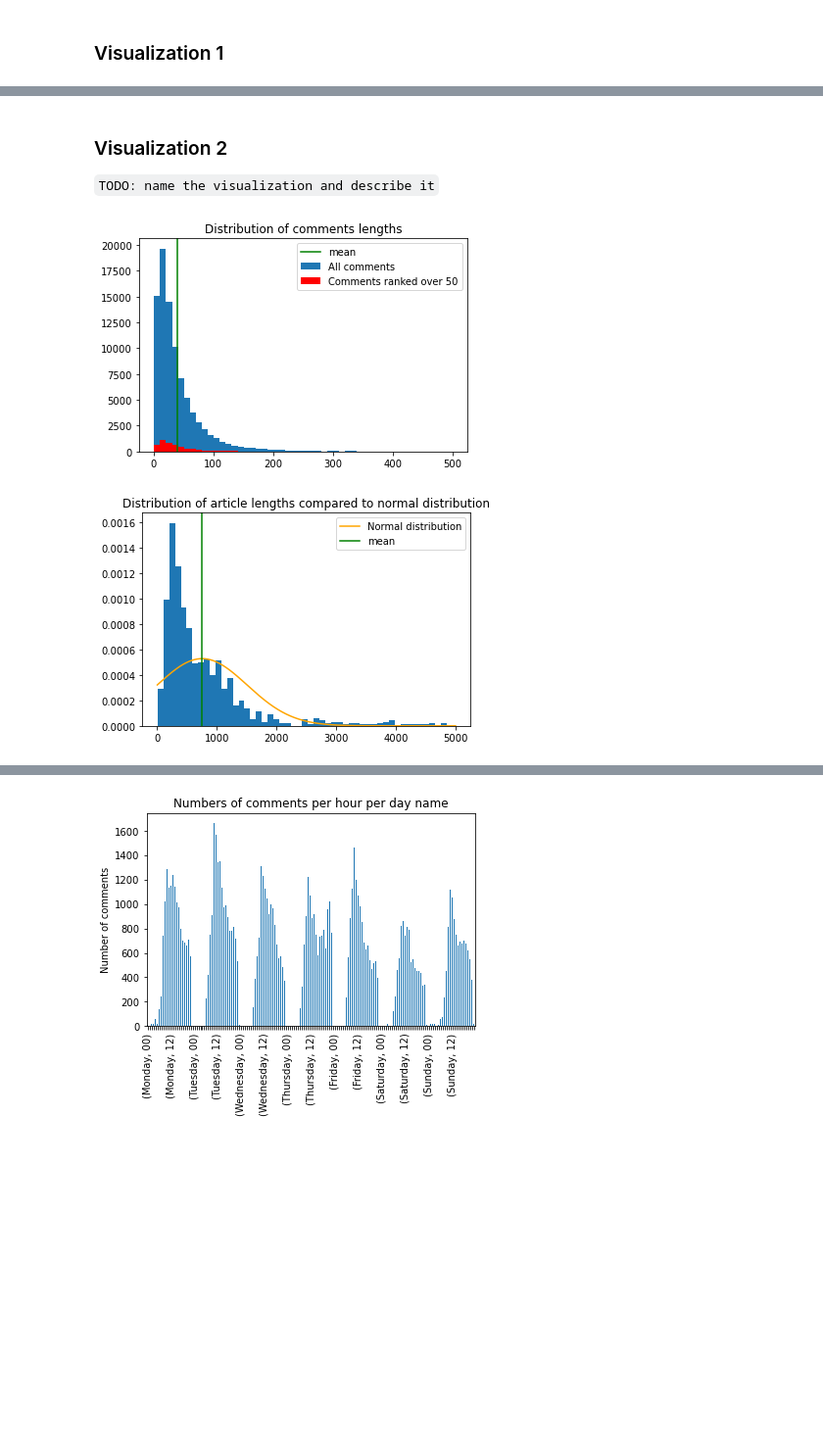
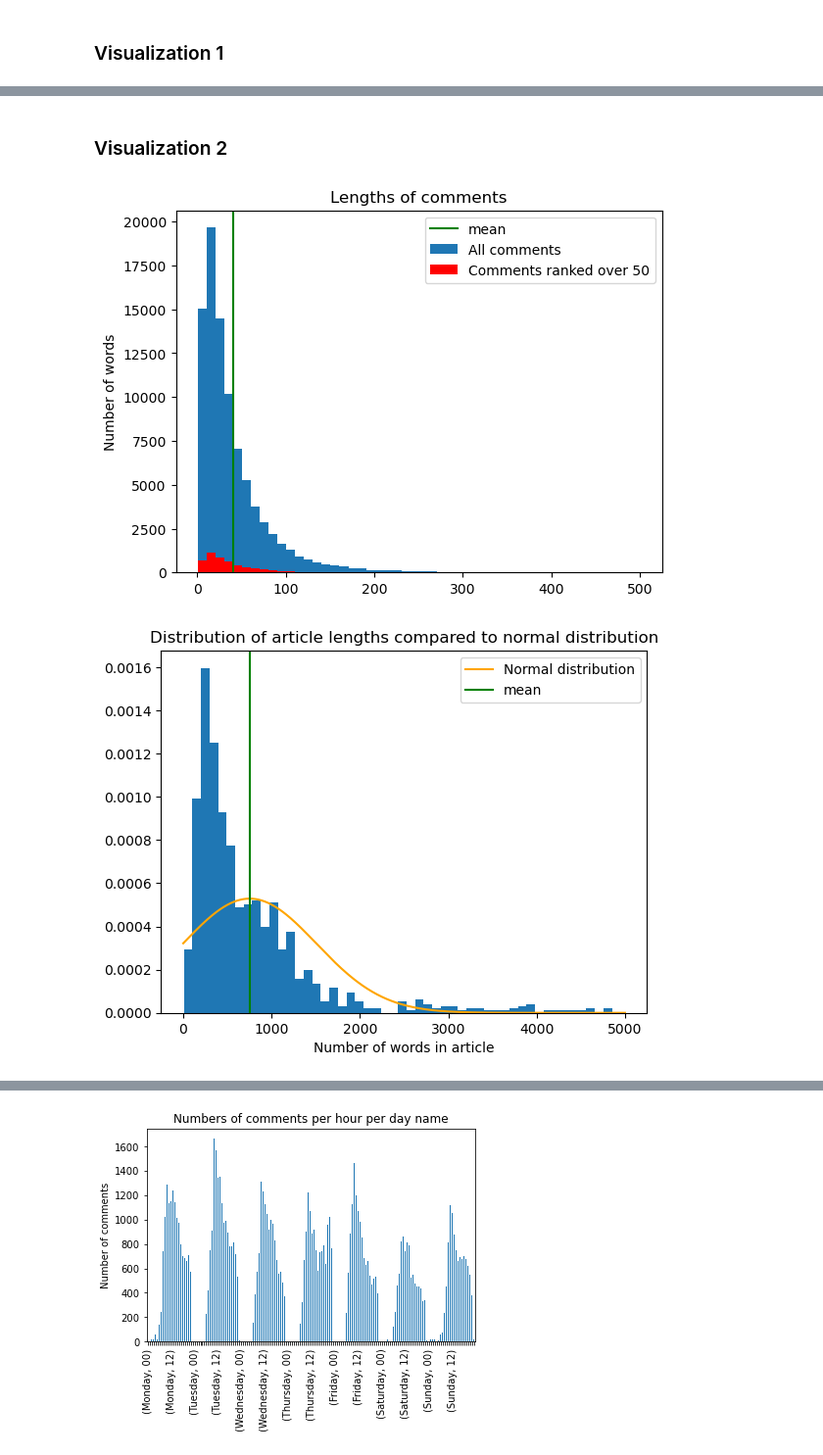
Before and after one commit to ZaloznikV/Project-1-ZaloznikV, a Jupyter notebook: Web_Scraping.ipynb, the cells around one changed output, grey strips where cells are left out. Shown at 98% size. Cells and saved outputs as stored; diff of their text form; code cells hidden in the pictures; blank space fills up the shorter version.

```diff
--- a/Web_Scraping.ipynb
+++ b/Web_Scraping.ipynb
@@ -298,7 +297,5 @@ See the caveats in the documentation: https://pandas.pydata.org/pandas-docs/stab
 # %% [markdown]
 ### Visualization 2
-
-`TODO: name the visualization and describe it`
 # %%
 #data for visualization 2 and 3
 article_lengths = []
@@ -319,33 +316,35 @@ for article in data:
         if int(comm["grade"]) > 20:
             good_comm.append(length)
 # %%
-
+#code
 plt.figure()
 comm_mean = np.mean(comm_lengths)
 plt.hist(comm_lengths, bins = 50, range=(1,500), density=False, label="All comments")
 comm_std = np.std(comm_lengths)
 X = np.linspace(0,500, 1000)
 #plt.plot(X, stats.norm.pdf(X, comm_mean, comm_std), label = "Normal distribution")
 plt.axvline(x=comm_mean, color="green", label= "mean")
 #plt.axvline(x=np.mean(good_comm), color="green", label= "mean")
 plt.hist(good_comm, bins=50, density=False, color="red",  range=(1,500), label="Comments ranked over 50")
-plt.title("Distribution of comments lengths")
+plt.title("Lengths of comments")
+plt.ylabel('Number of words')
 plt.legend()
 plt.show()
 
 
 art_std = np.std(article_lengths)
 art_mean = np.mean(article_lengths)
 
 plt.figure()
 X = np.linspace(1,5000,1000)
 plt.plot(X, stats.norm.pdf(X, art_mean, art_std), label = "Normal distribution", color="orange")
 plt.axvline(x=art_mean, color="green", label= "mean")
 plt.hist(article_lengths, bins=50, density=True, )
-
+plt.ylabel('')
+plt.xlabel('Number of words in article')
 plt.legend()
 plt.title("Distribution of article lengths compared to normal distribution")
 plt.show()
 # %% [output]
-[figure, old version]
+[figure, new version]
-[figure, old version]
+[figure, new version]
```
Also changed, not shown: parts of 24 cells of this notebook, 1 other file.
